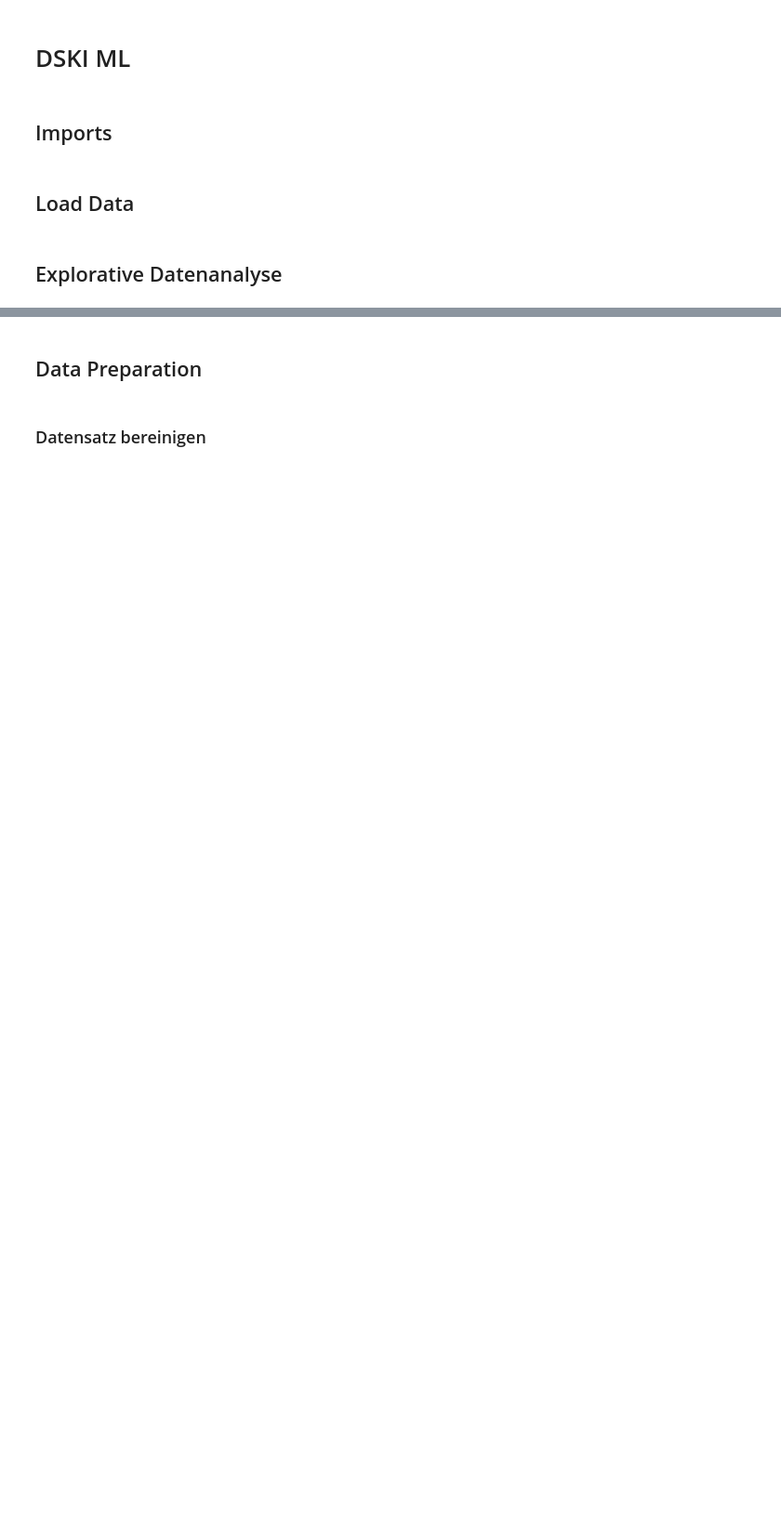
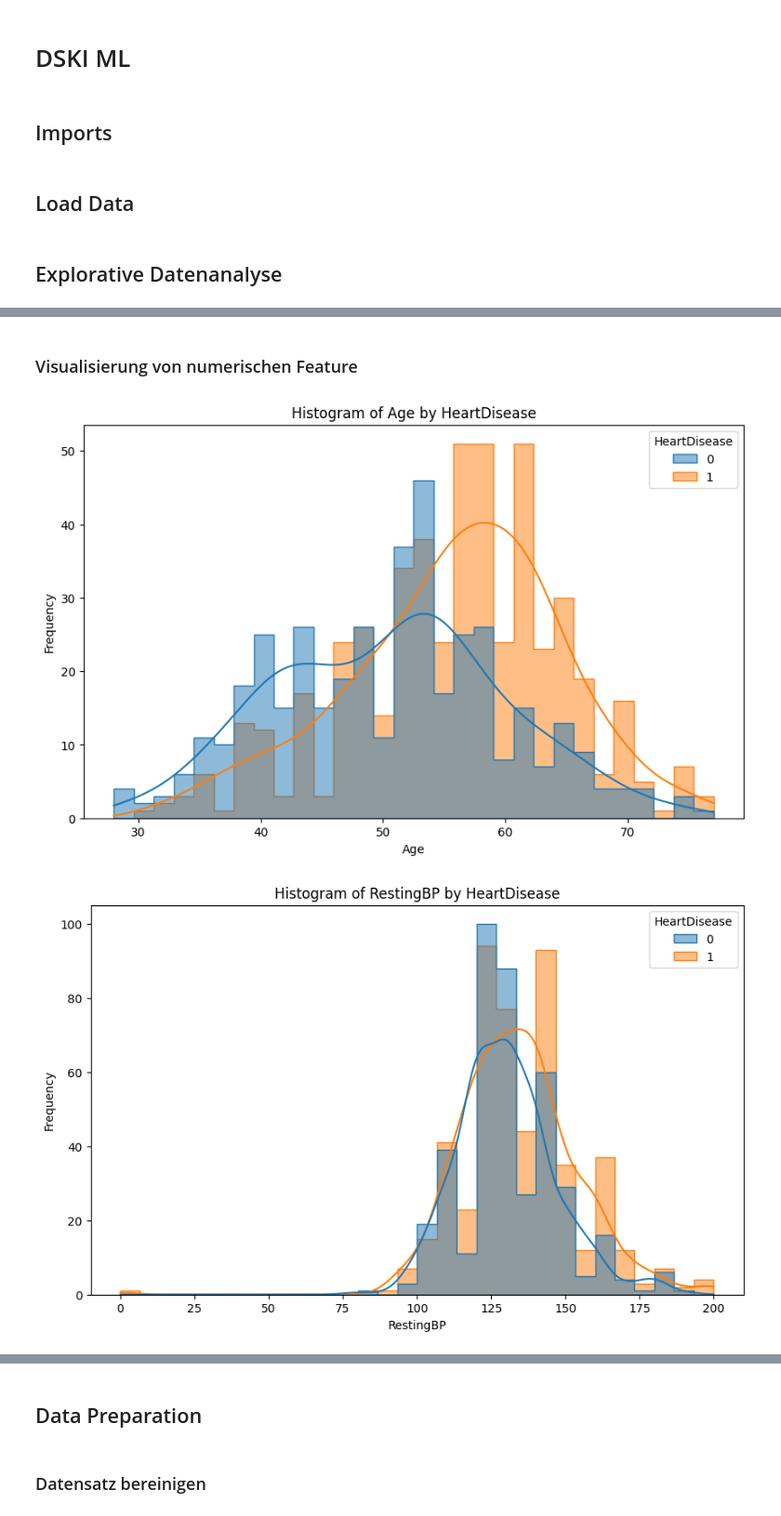
Before and after one commit to OOS-Team/DsKi_ML, a Jupyter notebook: heart_failure.ipynb, the cells around one changed output, grey strips where cells are left out. Shown at 93% size. Saved outputs shown, nothing was run; the diff lists cells and outputs as text; code cells hidden in the pictures; blank space fills up the shorter version.

```diff
--- a/heart_failure.ipynb
+++ b/heart_failure.ipynb
@@ -24,0 +63,17 @@ df = pd.read_csv(file_path)
+# %% [markdown]
+### Visualisierung von numerischen Feature
+# %%
+# Wir filtern die numerischen Spalten heraus
+numerische_spalten = df.select_dtypes(include=['float64', 'int64']).columns
+# %%
+# Histogramme für numerische Variablen mit HeartDisease als Farbe
+for column in numerische_spalten:
+    plt.figure(figsize=(10, 6))
+    sns.histplot(data=df, x=column, hue='HeartDisease', bins=30, kde=True, palette='tab10', element="step", alpha=0.5)
+    plt.title(f'Histogram of {column} by HeartDisease')
+    plt.xlabel(column)
+    plt.ylabel('Frequency')
+    plt.show()
+# %% [output]
+[figure, added]
+[figure, added]
```
Also changed, not shown: parts of 21 cells of this notebook.
